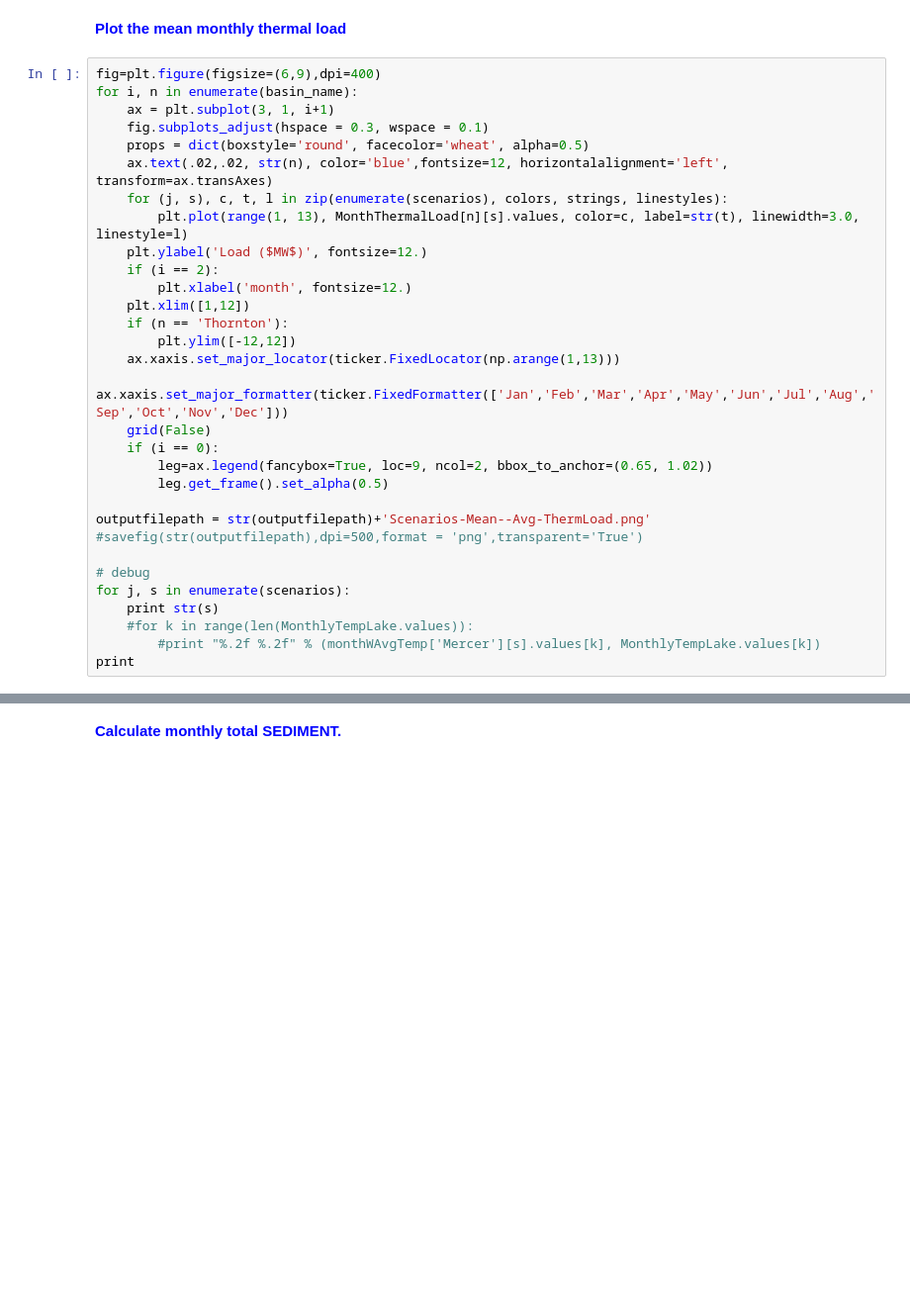
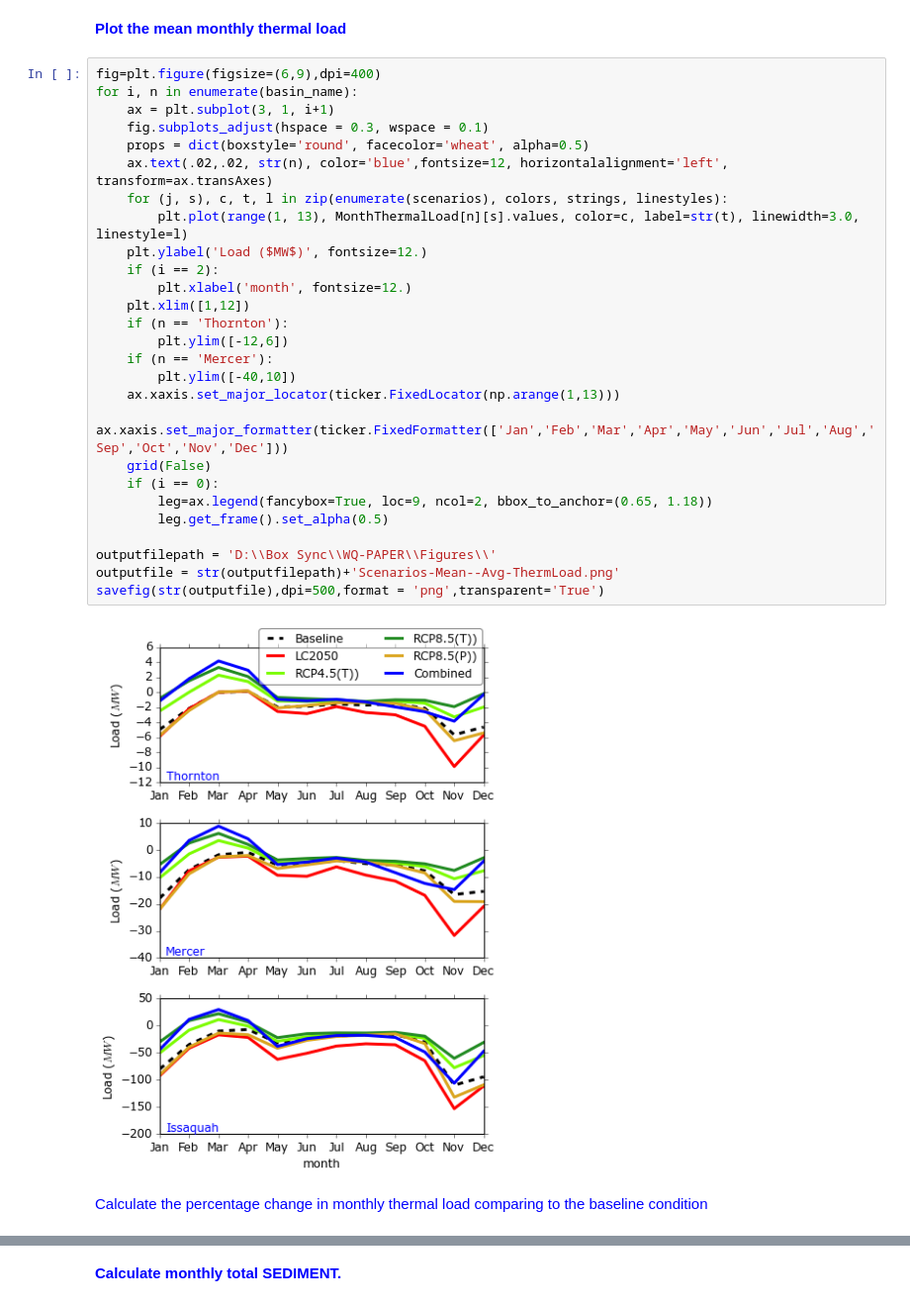
Before and after one commit to jyearsley/PythonScripts, a Jupyter notebook: DHSVM-WQ-PAPER-ANALYSES/Plotting/Scenarios-Loads.ipynb, the cells around one changed output, grey strips where cells are left out. Shown: that part at 99% size. Saved outputs shown, nothing was run; the diff lists cells and outputs as text; blank space fills up the shorter version.

```diff
--- a/DHSVM-WQ-PAPER-ANALYSES/Plotting/Scenarios-Loads.ipynb
+++ b/DHSVM-WQ-PAPER-ANALYSES/Plotting/Scenarios-Loads.ipynb
@@ -322,31 +376,31 @@ outputfilepath = str(outputfilepath)+'Scenarios-Mean--Avg-WTemp.png'
 # %%
 fig=plt.figure(figsize=(6,9),dpi=400)
 for i, n in enumerate(basin_name):
     ax = plt.subplot(3, 1, i+1)
     fig.subplots_adjust(hspace = 0.3, wspace = 0.1)
     props = dict(boxstyle='round', facecolor='wheat', alpha=0.5)
     ax.text(.02,.02, str(n), color='blue',fontsize=12, horizontalalignment='left', transform=ax.transAxes)
     for (j, s), c, t, l in zip(enumerate(scenarios), colors, strings, linestyles):
         plt.plot(range(1, 13), MonthThermalLoad[n][s].values, color=c, label=str(t), linewidth=3.0, linestyle=l)
     plt.ylabel('Load ($MW$)', fontsize=12.)
     if (i == 2):
         plt.xlabel('month', fontsize=12.)
     plt.xlim([1,12])
     if (n == 'Thornton'):
-        plt.ylim([-12,12])
+        plt.ylim([-12,6])
+    if (n == 'Mercer'):
+        plt.ylim([-40,10])
     ax.xaxis.set_major_locator(ticker.FixedLocator(np.arange(1,13)))
     ax.xaxis.set_major_formatter(ticker.FixedFormatter(['Jan','Feb','Mar','Apr','May','Jun','Jul','Aug','Sep','Oct','Nov','Dec']))
     grid(False)
     if (i == 0):
-        leg=ax.legend(fancybox=True, loc=9, ncol=2, bbox_to_anchor=(0.65, 1.02))
+        leg=ax.legend(fancybox=True, loc=9, ncol=2, bbox_to_anchor=(0.65, 1.18))
         leg.get_frame().set_alpha(0.5)
 
-outputfilepath = str(outputfilepath)+'Scenarios-Mean--Avg-ThermLoad.png'
-#savefig(str(outputfilepath),dpi=500,format = 'png',transparent='True')
-
-# debug
-for j, s in enumerate(scenarios):
-    print str(s)
-    #for k in range(len(MonthlyTempLake.values)):
-        #print "%.2f %.2f" % (monthWAvgTemp['Mercer'][s].values[k], MonthlyTempLake.values[k])
-print
+outputfilepath = 'D:\\Box Sync\\WQ-PAPER\\Figures\\'
+outputfile = str(outputfilepath)+'Scenarios-Mean--Avg-ThermLoad.png'
+savefig(str(outputfile),dpi=500,format = 'png',transparent='True')
+# %% [output]
+[figure, added]
+# %% [markdown]
+<font color='blue'>Calculate the percentage change in monthly thermal load comparing to the baseline condition </font>
```
Also changed, not shown: parts of 10 cells of this notebook, 9 other files.
